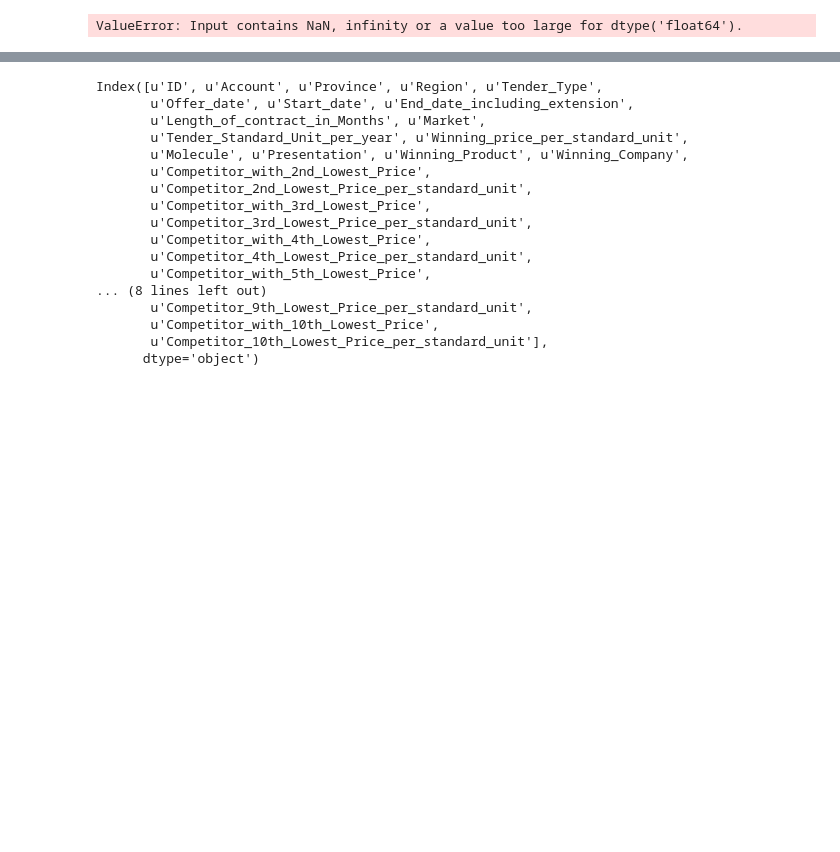
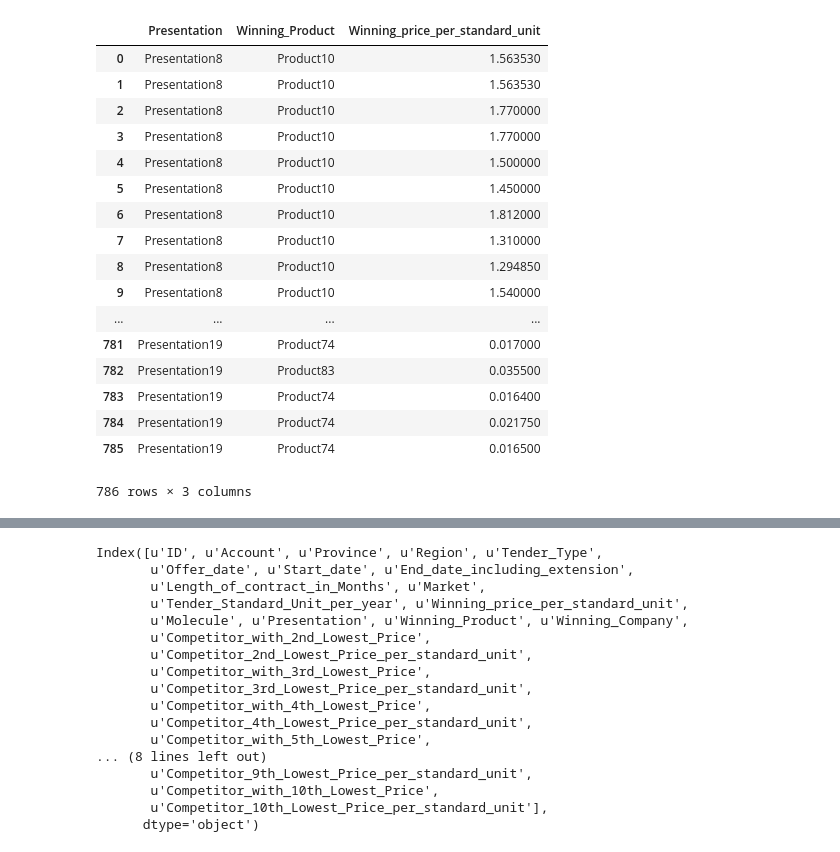
Before and after one commit to thefifthhead/data-science-contests, a Jupyter notebook: crowd-analytics/contests/predict-bidding-price-of-generic-drugs/predict-bidding-price-of-generic-drugs.ipynb, the cells around one changed output, grey strips where cells are left out. Drawn from its saved outputs; the diff is of its cells as text; code cells hidden in the pictures; blank space fills up the shorter version.

```diff
--- a/crowd-analytics/contests/predict-bidding-price-of-generic-drugs/predict-bidding-price-of-generic-drugs.ipynb
+++ b/crowd-analytics/contests/predict-bidding-price-of-generic-drugs/predict-bidding-price-of-generic-drugs.ipynb
@@ -20,9 +20,29 @@ x_train,x_test,y_train,y_test=train_test_split(x,y)
 # %%
 regr = linear_model.LinearRegression()
 # %%
-regr.fit(x_train,y_train)
+#regr.fit(x_train,y_train)
-# %% [output]
-ValueError: Input contains NaN, infinity or a value too large for dtype('float64').
 # %%
 regr.
+# %%
+df.loc[:, ['Presentation', 'Winning_Product', 'Winning_price_per_standard_unit']]
+#pd.to_datetime(df['Start_date'])
+# %% [output]
+|  | Presentation | Winning_Product | Winning_price_per_standard_unit |
+| 0 | Presentation8 | Product10 | 1.563530 |
+| 1 | Presentation8 | Product10 | 1.563530 |
+| 2 | Presentation8 | Product10 | 1.770000 |
+| 3 | Presentation8 | Product10 | 1.770000 |
+| 4 | Presentation8 | Product10 | 1.500000 |
+| 5 | Presentation8 | Product10 | 1.450000 |
+| 6 | Presentation8 | Product10 | 1.812000 |
+| 7 | Presentation8 | Product10 | 1.310000 |
+| 8 | Presentation8 | Product10 | 1.294850 |
+| 9 | Presentation8 | Product10 | 1.540000 |
+| ... | ... | ... | ... |
+| 781 | Presentation19 | Product74 | 0.017000 |
+| 782 | Presentation19 | Product83 | 0.035500 |
+| 783 | Presentation19 | Product74 | 0.016400 |
+| 784 | Presentation19 | Product74 | 0.021750 |
+| 785 | Presentation19 | Product74 | 0.016500 |
+786 rows × 3 columns
 # %%
```
Also changed, not shown: parts of 5 cells of this notebook.
